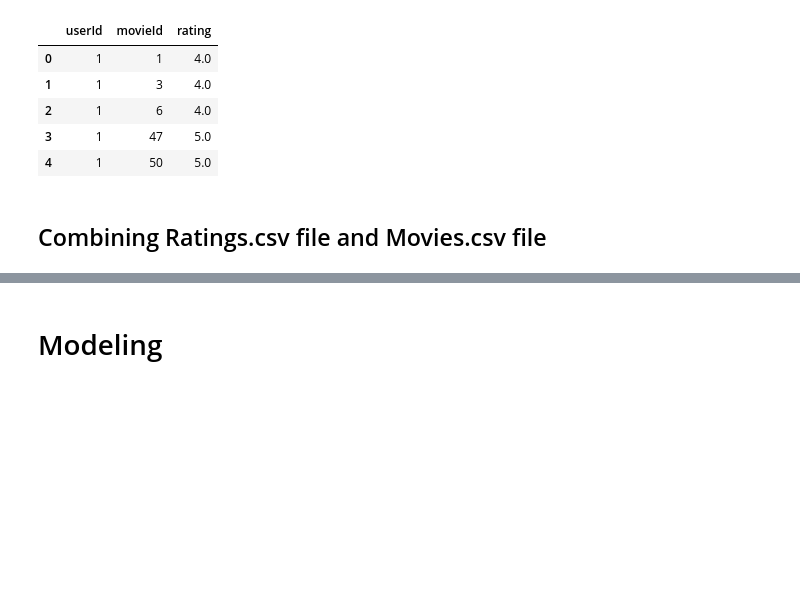
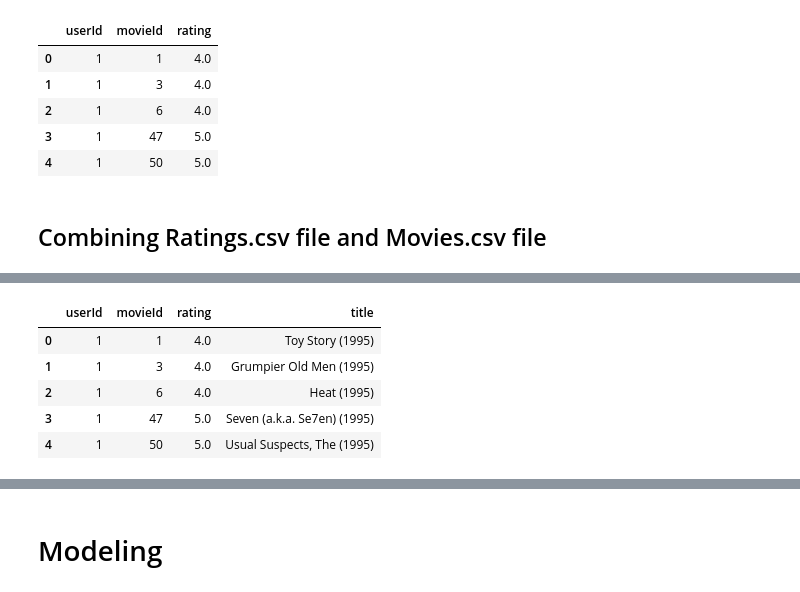
Before and after one commit to keithotuomagie/movie_recommendations, a Jupyter notebook: notebook.ipynb, the cells around one changed output, grey strips where cells are left out. Cells and saved outputs as stored; diff of their text form; code cells hidden in the pictures; blank space fills up the shorter version.

```diff
--- a/notebook.ipynb
+++ b/notebook.ipynb
@@ -244,0 +288,15 @@ df_ratings.head()
+# %%
+# Dropping the 'genres' column from the new dataframe, 'df_ratings_movies'
+
+df_ratings_movies.drop('genres', axis=1, inplace=True)
+# %%
+# Examining the initial rows of the new dataframe, 'df_ratings_movies', after the 'genres' column has been dropped
+
+df_ratings_movies.head()
+# %% [output]
+|  | userId | movieId | rating | title |
+| 0 | 1 | 1 | 4.0 | Toy Story (1995) |
+| 1 | 1 | 3 | 4.0 | Grumpier Old Men (1995) |
+| 2 | 1 | 6 | 4.0 | Heat (1995) |
+| 3 | 1 | 47 | 5.0 | Seven (a.k.a. Se7en) (1995) |
+| 4 | 1 | 50 | 5.0 | Usual Suspects, The (1995) |
```
Also changed, not shown: parts of 6 cells of this notebook.
